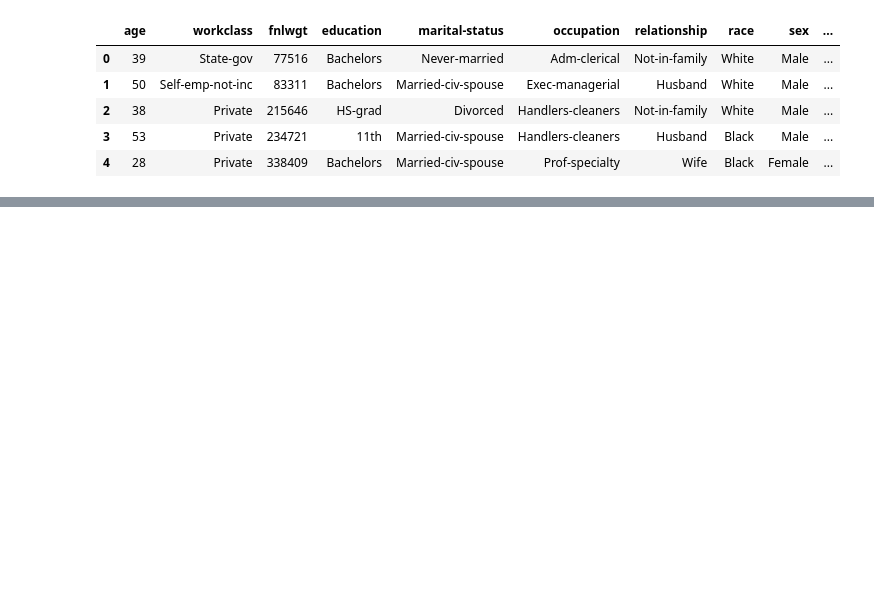
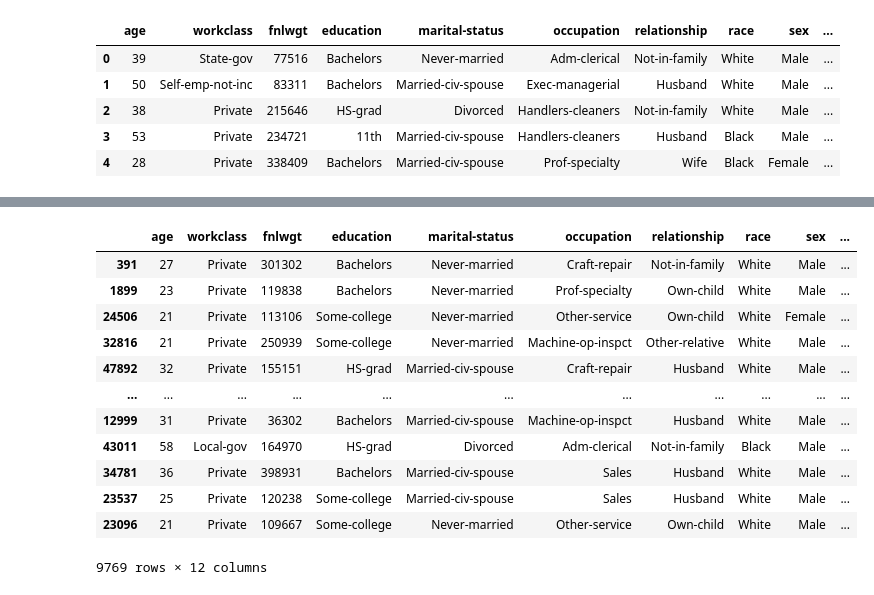
Before and after one commit to nefrank/replica-analytics-questions-mle, a Jupyter notebook: USCensus.ipynb, the cells around one changed output, grey strips where cells are left out. Cells and saved outputs as stored; diff of their text form; code cells hidden in the pictures; blank space fills up the shorter version.

```diff
--- a/USCensus.ipynb
+++ b/USCensus.ipynb
@@ -43,15 +51,18 @@ df.describe(include='all').transpose()
+# %%
+cat_df = copy(df)
+cat_df.iloc[:,np.where(cat_df.dtypes == object)[0]] = cat_df.iloc[:,np.where(cat_df.dtypes == object)[0]].astype('category')
 # %%
-X = df.iloc[:,:-1]
-y = df.iloc[:,-1]
+X = cat_df.iloc[:,:-1]
+y = cat_df.iloc[:,-1]
 
 ordinal_encoder = OrdinalEncoder(dtype=int)
 label_encoder = LabelEncoder()
 
-X_cat = X.iloc[:,np.where(X.dtypes == object)[0]]
+X_cat = X.iloc[:,np.where(X.dtypes == 'category')[0]]
 
 X_enc_cat = ordinal_encoder.fit_transform(X_cat)
 X_enc = copy(X)
-X_enc.iloc[:,np.where(X.dtypes == object)[0]] = X_enc_cat
+X_enc.iloc[:,np.where(X.dtypes == 'category')[0]] = X_enc_cat
 y_enc = label_encoder.fit_transform(y)
 
 X_train, X_test, y_train, y_test = train_test_split(X,y,test_size=0.2, random_state=1)
@@ -143,0 +253,16 @@ Accuracy: 0.8714300337803256
+# %%
+X_test
+# %% [output]
+|  | age | workclass | fnlwgt | education | marital-status | occupation | relationship | race | sex | ... |
+| 391 | 27 | Private | 301302 | Bachelors | Never-married | Craft-repair | Not-in-family | White | Male | ... |
+| 1899 | 23 | Private | 119838 | Bachelors | Never-married | Prof-specialty | Own-child | White | Male | ... |
+| 24506 | 21 | Private | 113106 | Some-college | Never-married | Other-service | Own-child | White | Female | ... |
+| 32816 | 21 | Private | 250939 | Some-college | Never-married | Machine-op-inspct | Other-relative | White | Male | ... |
+| 47892 | 32 | Private | 155151 | HS-grad | Married-civ-spouse | Craft-repair | Husband | White | Male | ... |
+| ... | ... | ... | ... | ... | ... | ... | ... | ... | ... | ... |
+| 12999 | 31 | Private | 36302 | Bachelors | Married-civ-spouse | Machine-op-inspct | Husband | White | Male | ... |
+| 43011 | 58 | Local-gov | 164970 | HS-grad | Divorced | Adm-clerical | Not-in-family | Black | Male | ... |
+| 34781 | 36 | Private | 398931 | Bachelors | Married-civ-spouse | Sales | Husband | White | Male | ... |
+| 23537 | 25 | Private | 120238 | Some-college | Married-civ-spouse | Sales | Husband | White | Male | ... |
+| 23096 | 21 | Private | 109667 | Some-college | Never-married | Other-service | Own-child | White | Male | ... |
+9769 rows × 12 columns
```
Also changed, not shown: parts of 21 cells of this notebook, 8 other files.
